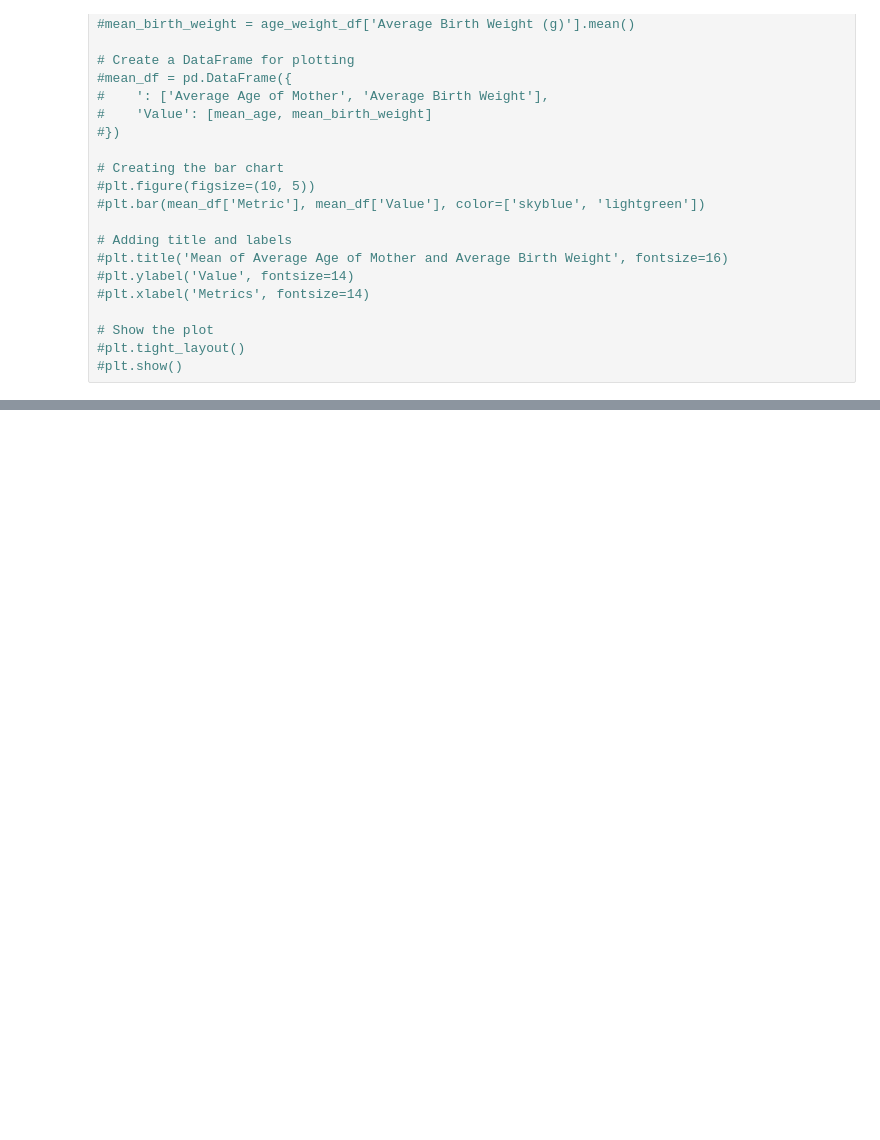
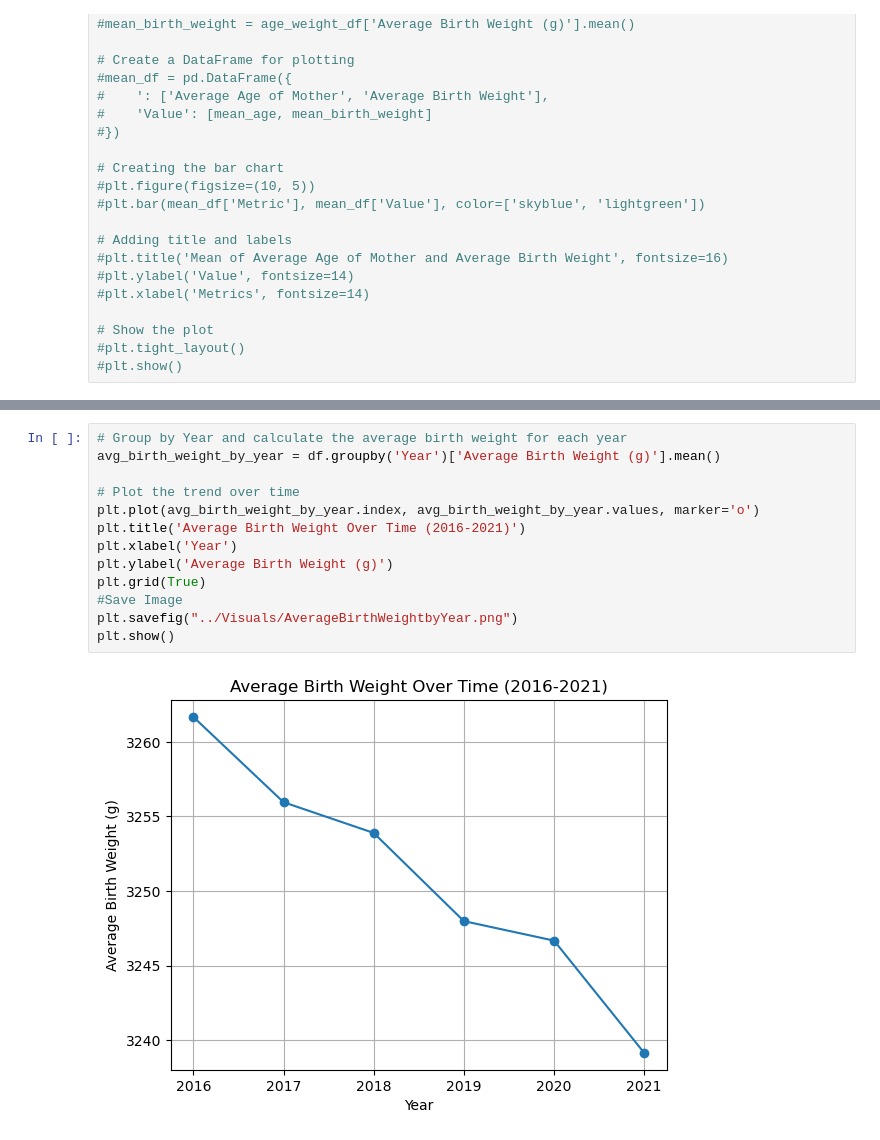
Before and after one commit to micah-11101/US-Birth-Analysis, a Jupyter notebook: JupyterNotebooks/MMK.ipynb, the cells around one changed output, grey strips where cells are left out. Drawn from its saved outputs; the diff is of its cells as text; blank space fills up the shorter version.

```diff
--- a/JupyterNotebooks/MackandMicah.ipynb
+++ b/JupyterNotebooks/MMK.ipynb
@@ -424,0 +472,15 @@ age_weight_df
+# %%
+# Group by Year and calculate the average birth weight for each year
+avg_birth_weight_by_year = df.groupby('Year')['Average Birth Weight (g)'].mean()
+
+# Plot the trend over time
+plt.plot(avg_birth_weight_by_year.index, avg_birth_weight_by_year.values, marker='o')
+plt.title('Average Birth Weight Over Time (2016-2021)')
+plt.xlabel('Year')
+plt.ylabel('Average Birth Weight (g)')
+plt.grid(True)
+#Save Image
+plt.savefig("../Visuals/AverageBirthWeightbyYear.png")
+plt.show()
+# %% [output]
+[figure, added]
```
Also changed, not shown: parts of 6 cells of this notebook, 5 other files.
